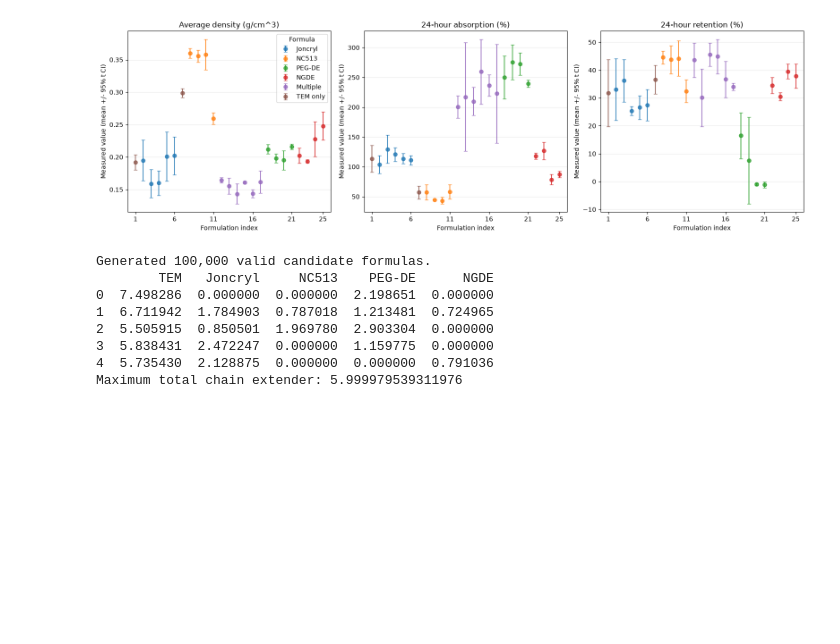
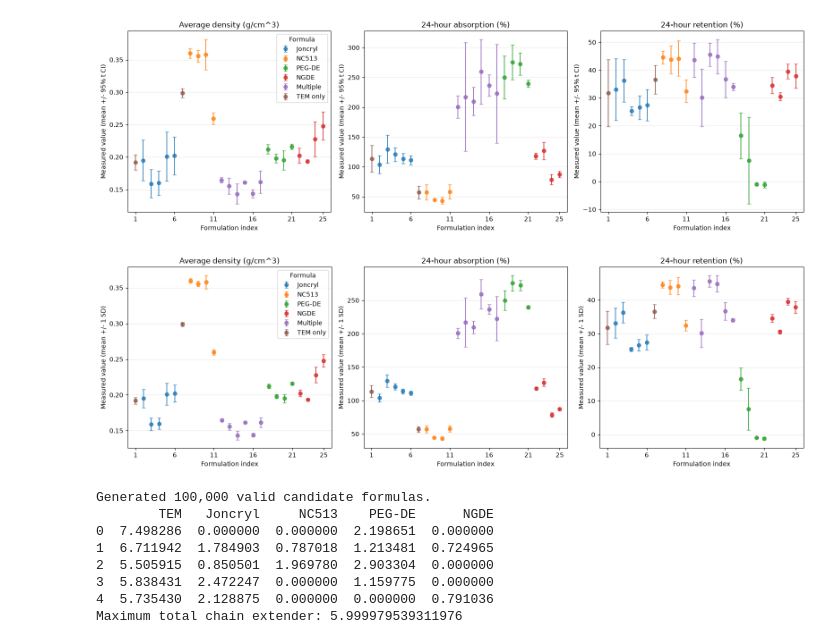
Before and after one commit to brookeb2000/foam-project, a Jupyter notebook: notebooks/0.07-bab-visualize-formulas.ipynb, the cells around one changed output. Cells and saved outputs as stored; diff of their text form; code cells hidden in the pictures; blank space fills up the shorter version.

```diff
--- a/notebooks/0.07-bab-visualize-formulas.ipynb
+++ b/notebooks/0.07-bab-visualize-formulas.ipynb
@@ -37,6 +37,10 @@ df = df.rename(columns={
     "24h_se": "se_retention",
 })
 
+df["std_Avg_Density_g_cm3"] = df["Avg_Density SE"] * np.sqrt(3)
+df["std_24h_avg_pct absorption"] = df["se_absorption"] * np.sqrt(3)
+df["std_24h_avg_pct_retention"] = df["se_retention"] * np.sqrt(3)
+
 print(df.head())
 # %% [output]
    TEM  Joncryl  NC513  PEG-DE  NGDE  Avg_Density_g_cm3  Avg_Density SE  \
@@ -125,6 +133,79 @@ fig.tight_layout()
 plt.show()
 # %% [output]
 [figure]
+# %%
+# Plot each formulation's measured mean +/- 1 standard deviation, colored by formula.
+import matplotlib.pyplot as plt
+import numpy as np
+
+target_std_pairs = {
+    "Avg_Density_g_cm3": "std_Avg_Density_g_cm3",
+    "24h_avg_pct absorption": "std_24h_avg_pct absorption",
+    "24h_avg_pct_retention": "std_24h_avg_pct_retention",
+}
+
+target_labels = {
+    "Avg_Density_g_cm3": "Average density (g/cm^3)",
+    "24h_avg_pct absorption": "24-hour absorption (%)",
+    "24h_avg_pct_retention": "24-hour retention (%)",
+}
+
+ingredient_cols = ["Joncryl", "NC513", "PEG-DE", "NGDE"]
+ingredient_presence = df[ingredient_cols].notna() & df[ingredient_cols].ne(0)
+ingredient_count = ingredient_presence.sum(axis=1)
+
+df["formula_group"] = "TEM only"
+df.loc[ingredient_count > 1, "formula_group"] = "Multiple"
+
+single_ingredient = ingredient_count == 1
+df.loc[single_ingredient, "formula_group"] = (
+    ingredient_presence.loc[single_ingredient].idxmax(axis=1)
+)
+
+formula_groups = [
+    group
+    for group in ingredient_cols + ["Multiple", "TEM only"]
+    if group in df["formula_group"].values
+]
+formula_colors = dict(zip(formula_groups, plt.get_cmap("tab10").colors))
+
+fig, axes = plt.subplots(1, len(target_std_pairs), figsize=(16, 5), sharex=True)
+
+for ax, target in zip(axes, target_std_pairs):
+    std_col = target_std_pairs[target]
+    plot_data = df[[target, std_col, "formula_group"]].dropna(
+        subset=[target, std_col]
+    )
+
+    for group in formula_groups:
+        group_data = plot_data.loc[plot_data["formula_group"] == group]
+        means = group_data[target].to_numpy()
+        standard_deviations = group_data[std_col].to_numpy()
+        formulation_indices = group_data.index.to_numpy() + 1
+
+        ax.errorbar(
+            formulation_indices,
+            means,
+            yerr=standard_deviations,
+            fmt="o",
+            capsize=3,
+            alpha=0.8,
+            color=formula_colors[group],
+            label=group,
+        )
+
+    ax.set_title(target_labels[target])
+    ax.set_xlabel("Formulation index")
+    ax.set_ylabel("Measured value (mean +/- 1 SD)")
+    ax.set_xlim(0, len(df) + 1)
+    ax.set_xticks(np.unique(np.append(np.arange(1, len(df) + 1, 5), len(df))))
+    ax.grid(axis="y", alpha=0.25)
+
+axes[0].legend(title="Formula")
+fig.tight_layout()
+plt.show()
+# %% [output]
+[figure, added]
 # %%
 # generate candidate formulas, they are stored in candidate_set
 
```
Also changed, not shown: parts of 1 cell of this notebook, 4 other files.
